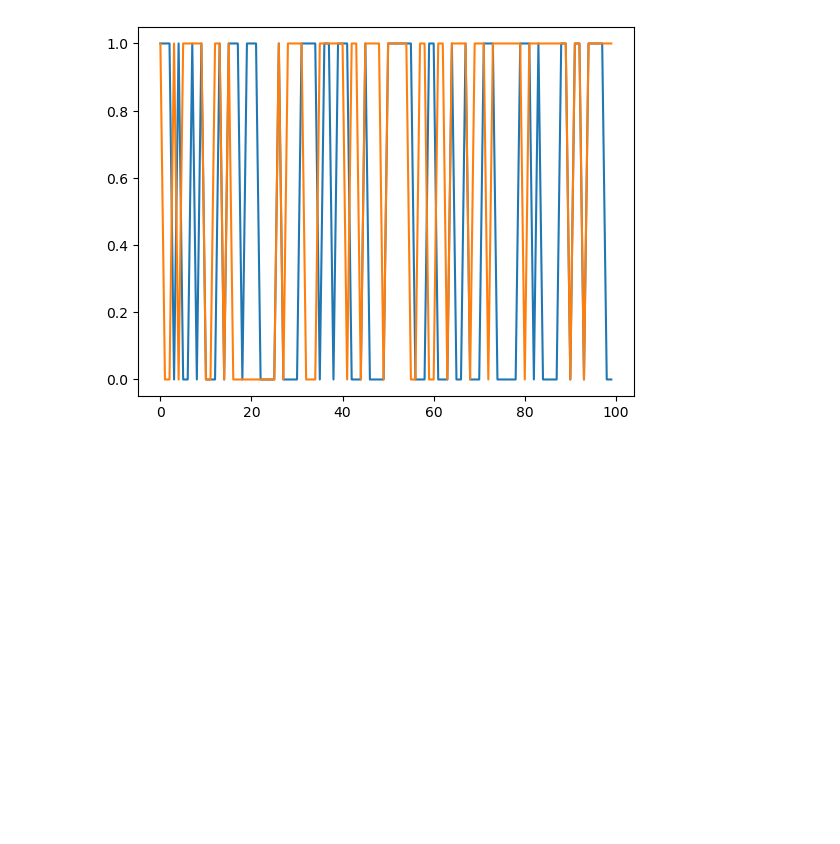
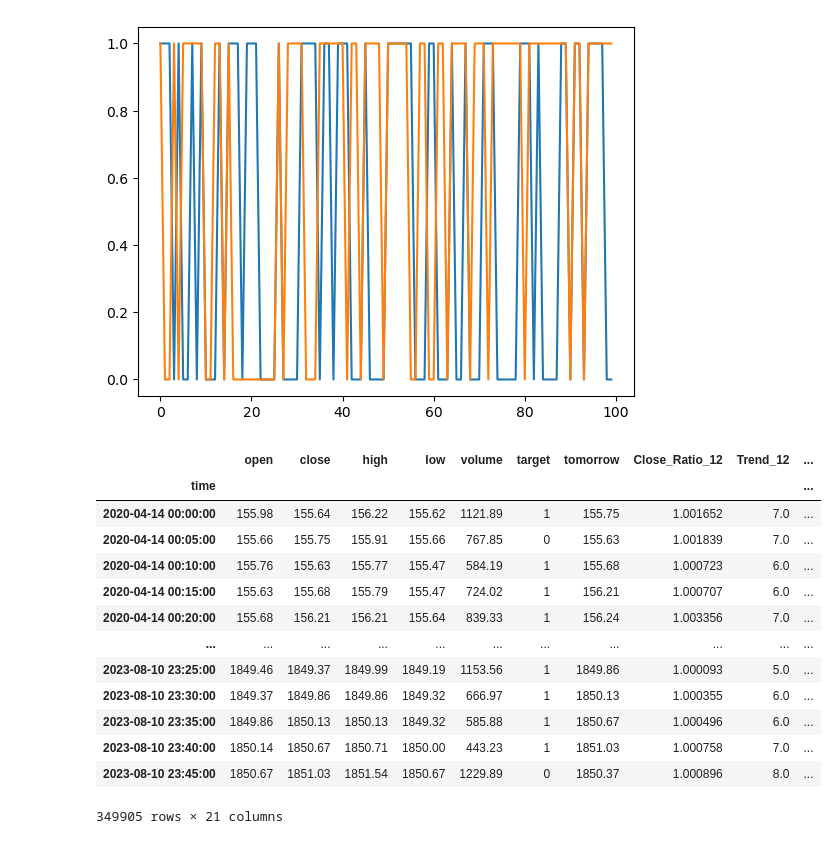
Before and after one commit to Farzad-ES/Crypto-Price-Forecasting, a Jupyter notebook: Time Series Forecaster.ipynb, the cells around one changed output. Drawn from its saved outputs; the diff is of its cells as text; code cells hidden in the pictures; blank space fills up the shorter version.

Commit message:
Some additional predictors have been added

```diff
--- a/Time Series Forecaster.ipynb
+++ b/Time Series Forecaster.ipynb
@@ -485,3 +485,35 @@ def backtest(data, model, predictors, start=2500, step=250):
         predictions=predict(train, test, predictors, model)
         all_predictions.append(predictions)
     return pd.concat(all_predictions)
+# %%
+horizons=[12, 36, 60, 120, 288, 576, 1440]
+new_predictors=[]
+
+for horizon in horizons:
+    rolling_averages=dataset_rf.rolling(horizon).mean()
+    ratio_column=f"Close_Ratio_{horizon}"
+    dataset_rf[ratio_column]=dataset_rf['close']/rolling_averages['close']
+
+    trend_column=f"Trend_{horizon}"
+    dataset_rf[trend_column]=dataset_rf.shift(1).rolling(horizon).sum()['target']
+
+    new_predictors+=[ratio_column, trend_column]
+# %%
+dataset_rf=dataset_rf.dropna()
+# %%
+dataset_rf
+# %% [output]
+|  | open | close | high | low | volume | target | tomorrow | Close_Ratio_12 | Trend_12 | ... |
+| time |  |  |  |  |  |  |  |  |  | ... |
+| 2020-04-14 00:00:00 | 155.98 | 155.64 | 156.22 | 155.62 | 1121.89 | 1 | 155.75 | 1.001652 | 7.0 | ... |
+| 2020-04-14 00:05:00 | 155.66 | 155.75 | 155.91 | 155.66 | 767.85 | 0 | 155.63 | 1.001839 | 7.0 | ... |
+| 2020-04-14 00:10:00 | 155.76 | 155.63 | 155.77 | 155.47 | 584.19 | 1 | 155.68 | 1.000723 | 6.0 | ... |
+| 2020-04-14 00:15:00 | 155.63 | 155.68 | 155.79 | 155.47 | 724.02 | 1 | 156.21 | 1.000707 | 6.0 | ... |
+| 2020-04-14 00:20:00 | 155.68 | 156.21 | 156.21 | 155.64 | 839.33 | 1 | 156.24 | 1.003356 | 7.0 | ... |
+| ... | ... | ... | ... | ... | ... | ... | ... | ... | ... | ... |
+| 2023-08-10 23:25:00 | 1849.46 | 1849.37 | 1849.99 | 1849.19 | 1153.56 | 1 | 1849.86 | 1.000093 | 5.0 | ... |
+| 2023-08-10 23:30:00 | 1849.37 | 1849.86 | 1849.86 | 1849.32 | 666.97 | 1 | 1850.13 | 1.000355 | 6.0 | ... |
+| 2023-08-10 23:35:00 | 1849.86 | 1850.13 | 1850.13 | 1849.32 | 585.88 | 1 | 1850.67 | 1.000496 | 6.0 | ... |
+| 2023-08-10 23:40:00 | 1850.14 | 1850.67 | 1850.71 | 1850.00 | 443.23 | 1 | 1851.03 | 1.000758 | 7.0 | ... |
+| 2023-08-10 23:45:00 | 1850.67 | 1851.03 | 1851.54 | 1850.67 | 1229.89 | 0 | 1850.37 | 1.000896 | 8.0 | ... |
+349905 rows × 21 columns
```
